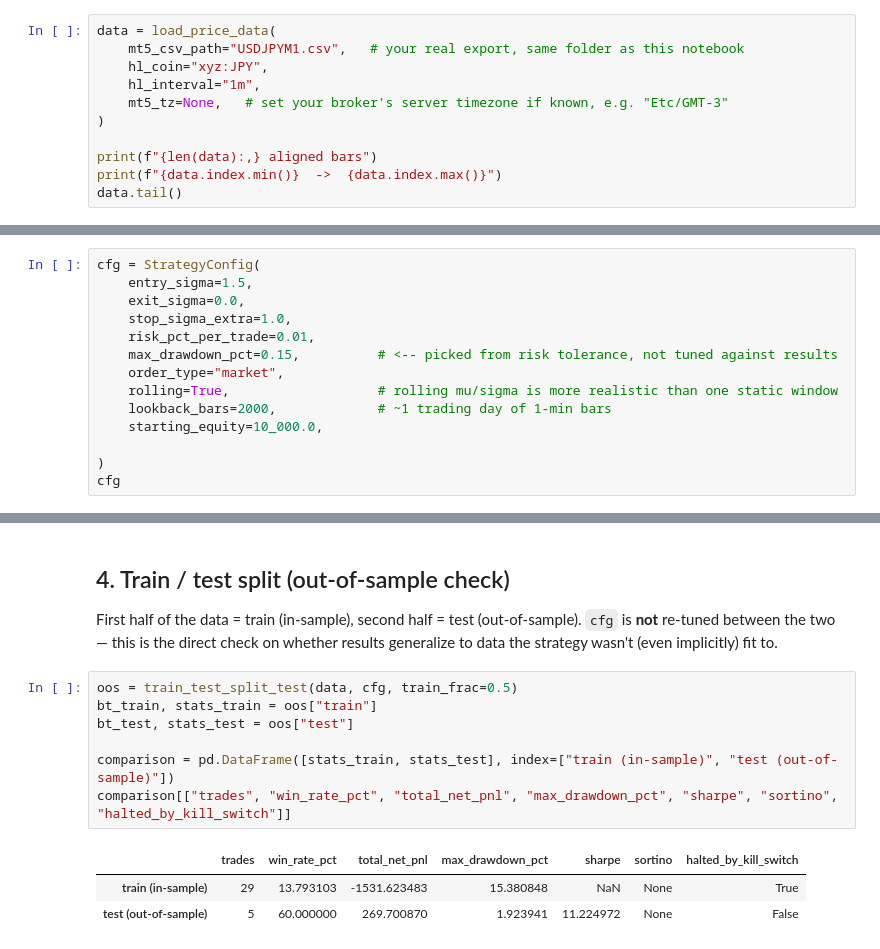
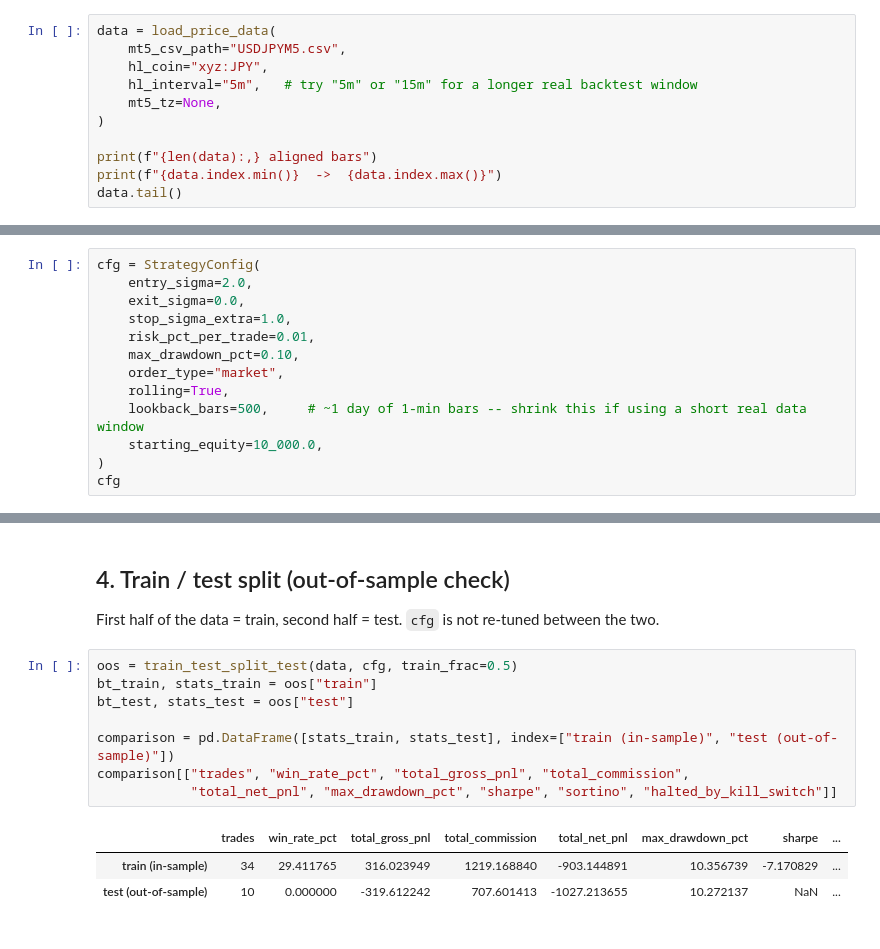
Before and after one commit to c-mk/tr, a Jupyter notebook: spread_backtest_analysis.ipynb, the cells around one changed output, grey strips where cells are left out. Saved outputs shown, nothing was run; the diff lists cells and outputs as text.

```diff
--- a/spread_backtest_analysis.ipynb
+++ b/spread_backtest_analysis.ipynb
@@ -39,9 +40,9 @@ so the notebook still runs end-to-end for testing the mechanics.
 # %%
 data = load_price_data(
-    mt5_csv_path="USDJPYM1.csv",   # your real export, same folder as this notebook
+    mt5_csv_path="USDJPYM5.csv",
     hl_coin="xyz:JPY",
-    hl_interval="1m",
-    mt5_tz=None,   # set your broker's server timezone if known, e.g. "Etc/GMT-3"
+    hl_interval="5m",   # try "5m" or "15m" for a longer real backtest window
+    mt5_tz=None,
 )
 
 print(f"{len(data):,} aligned bars")
@@ -66,15 +65,14 @@ re-run until it looks better.
 # %%
 cfg = StrategyConfig(
-    entry_sigma=1.5,
+    entry_sigma=2.0,
     exit_sigma=0.0,
     stop_sigma_extra=1.0,
     risk_pct_per_trade=0.01,
-    max_drawdown_pct=0.15,          # <-- picked from risk tolerance, not tuned against results
+    max_drawdown_pct=0.10,
     order_type="market",
-    rolling=True,                   # rolling mu/sigma is more realistic than one static window
-    lookback_bars=2000,             # ~1 trading day of 1-min bars
+    rolling=True,
+    lookback_bars=500,     # ~1 day of 1-min bars -- shrink this if using a short real data window
     starting_equity=10_000.0,
-
 )
 cfg
 # %% [output]
@@ -132,20 +136,20 @@ plt.show()
 # %% [markdown]
 ## 4. Train / test split (out-of-sample check)
 
-First half of the data = train (in-sample), second half = test (out-of-sample).
-`cfg` is **not** re-tuned between the two — this is the direct check on whether
-results generalize to data the strategy wasn't (even implicitly) fit to.
+First half of the data = train, second half = test. `cfg` is not re-tuned
+between the two.
 # %%
 oos = train_test_split_test(data, cfg, train_frac=0.5)
 bt_train, stats_train = oos["train"]
 bt_test, stats_test = oos["test"]
 
 comparison = pd.DataFrame([stats_train, stats_test], index=["train (in-sample)", "test (out-of-sample)"])
-comparison[["trades", "win_rate_pct", "total_net_pnl", "max_drawdown_pct", "sharpe", "sortino", "halted_by_kill_switch"]]
+comparison[["trades", "win_rate_pct", "total_gross_pnl", "total_commission",
+            "total_net_pnl", "max_drawdown_pct", "sharpe", "sortino", "halted_by_kill_switch"]]
 # %% [output]
-|  | trades | win_rate_pct | total_net_pnl | max_drawdown_pct | sharpe | sortino | halted_by_kill_switch |
-| train (in-sample) | 29 | 13.793103 | -1531.623483 | 15.380848 | NaN | None | True |
-| test (out-of-sample) | 5 | 60.000000 | 269.700870 | 1.923941 | 11.224972 | None | False |
+|  | trades | win_rate_pct | total_gross_pnl | total_commission | total_net_pnl | max_drawdown_pct | sharpe | ... |
+| train (in-sample) | 34 | 29.411765 | 316.023949 | 1219.168840 | -903.144891 | 10.356739 | -7.170829 | ... |
+| test (out-of-sample) | 10 | 0.000000 | -319.612242 | 707.601413 | -1027.213655 | 10.272137 | NaN | ... |
 # %%
 fig, axes = plt.subplots(1, 2, figsize=(14, 4.5), sharey=False)
 axes[0].plot(bt_train.equity_df.index, bt_train.equity_df["equity"], color="steelblue")
```
Also changed, not shown: parts of 17 cells of this notebook, 3 other files.
